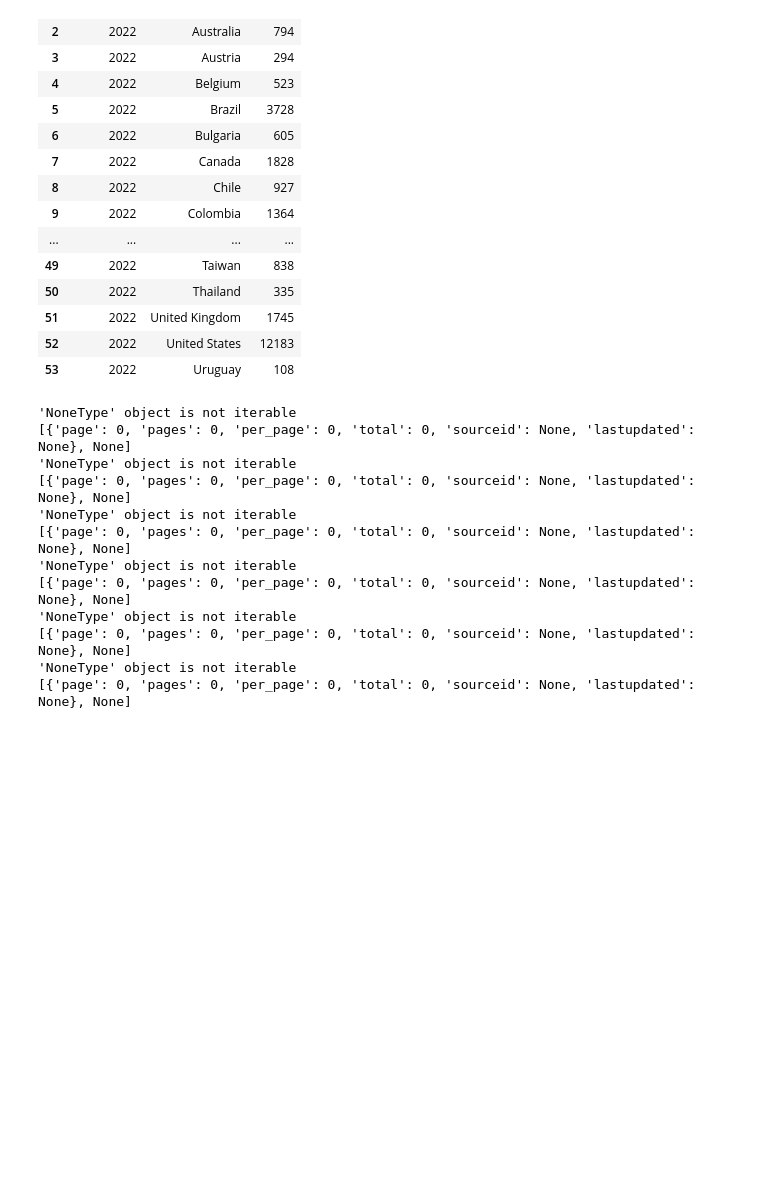
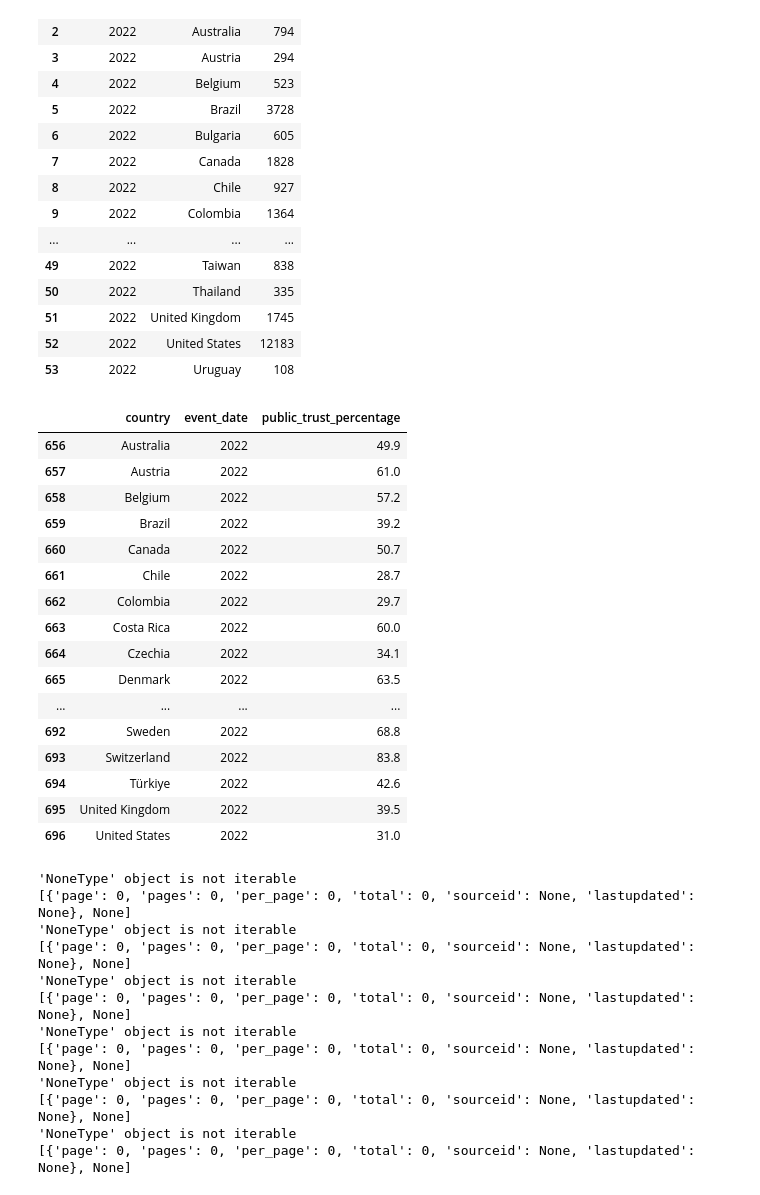
Before and after one commit to melodyyu754/belgium-doc-tracker, a Jupyter notebook: EDA/country_data.ipynb, the cells around one changed output. Cells and saved outputs as stored; diff of their text form; code cells hidden in the pictures; blank space fills up the shorter version.

```diff
--- a/EDA/country_data.ipynb
+++ b/EDA/country_data.ipynb
@@ -71,6 +71,31 @@ object
 | 51 | 2022 | United Kingdom | 1745 |
 | 52 | 2022 | United States | 12183 |
 | 53 | 2022 | Uruguay | 108 |
+# %%
+gov_trust_df = pd.read_csv('gov_trust.csv')
+gov_trust_df['event_date'] = gov_trust_df['event_date'].astype(str)
+# filter so it only has the year 2022
+gov_trust_df = gov_trust_df[gov_trust_df['event_date'] == '2022']
+# rename event_date to year
+gov_trust_df
+# %% [output]
+|  | country | event_date | public_trust_percentage |
+| 656 | Australia | 2022 | 49.9 |
+| 657 | Austria | 2022 | 61.0 |
+| 658 | Belgium | 2022 | 57.2 |
+| 659 | Brazil | 2022 | 39.2 |
+| 660 | Canada | 2022 | 50.7 |
+| 661 | Chile | 2022 | 28.7 |
+| 662 | Colombia | 2022 | 29.7 |
+| 663 | Costa Rica | 2022 | 60.0 |
+| 664 | Czechia | 2022 | 34.1 |
+| 665 | Denmark | 2022 | 63.5 |
+| ... | ... | ... | ... |
+| 692 | Sweden | 2022 | 68.8 |
+| 693 | Switzerland | 2022 | 83.8 |
+| 694 | Türkiye | 2022 | 42.6 |
+| 695 | United Kingdom | 2022 | 39.5 |
+| 696 | United States | 2022 | 31.0 |
 # %%
 df_pop = get_world_bank_data('SP.POP.TOTL').rename(columns={'value': 'population'})
 df_gdp = get_world_bank_data('NY.GDP.PCAP.CD').rename(columns={'value': 'gdp per capita'})
```
Also changed, not shown: parts of 4 cells of this notebook, 3 other files.
